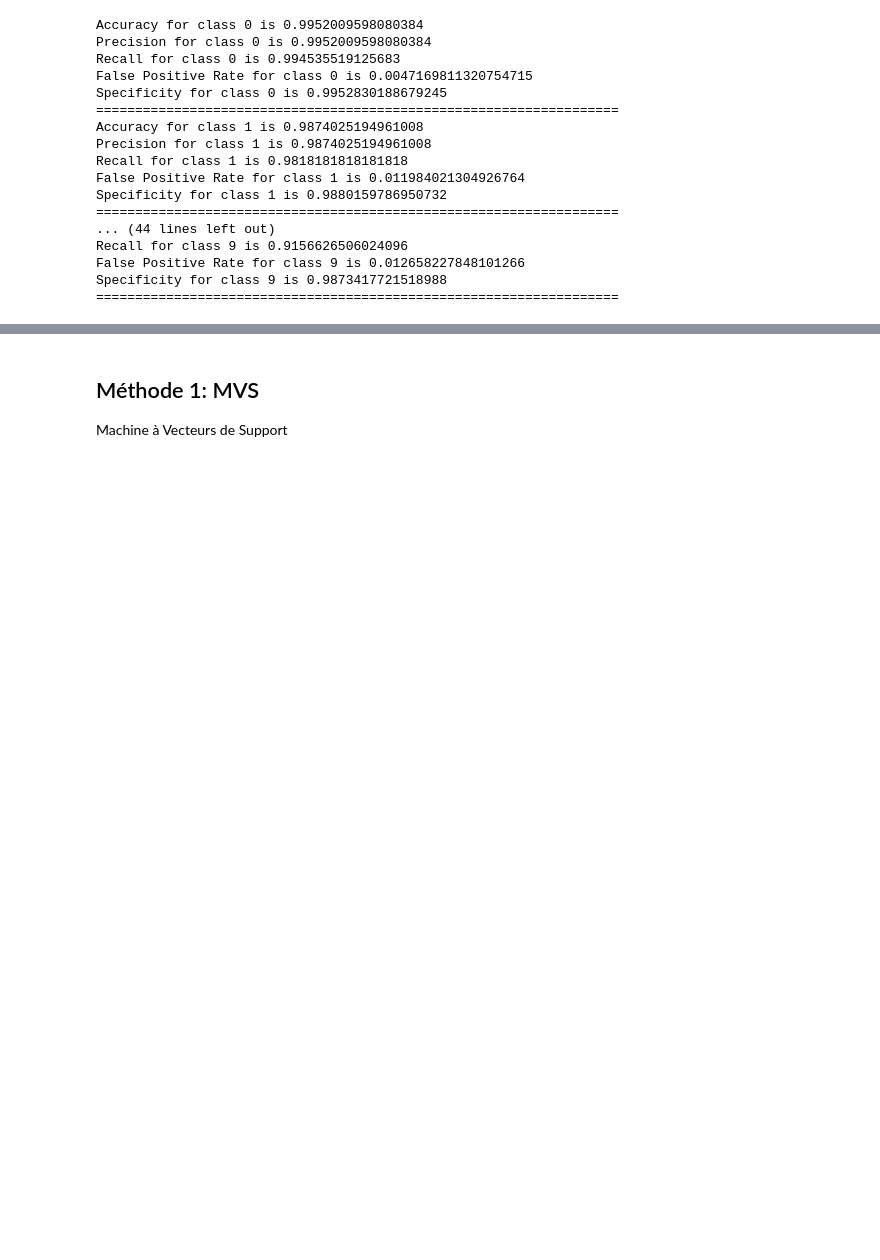
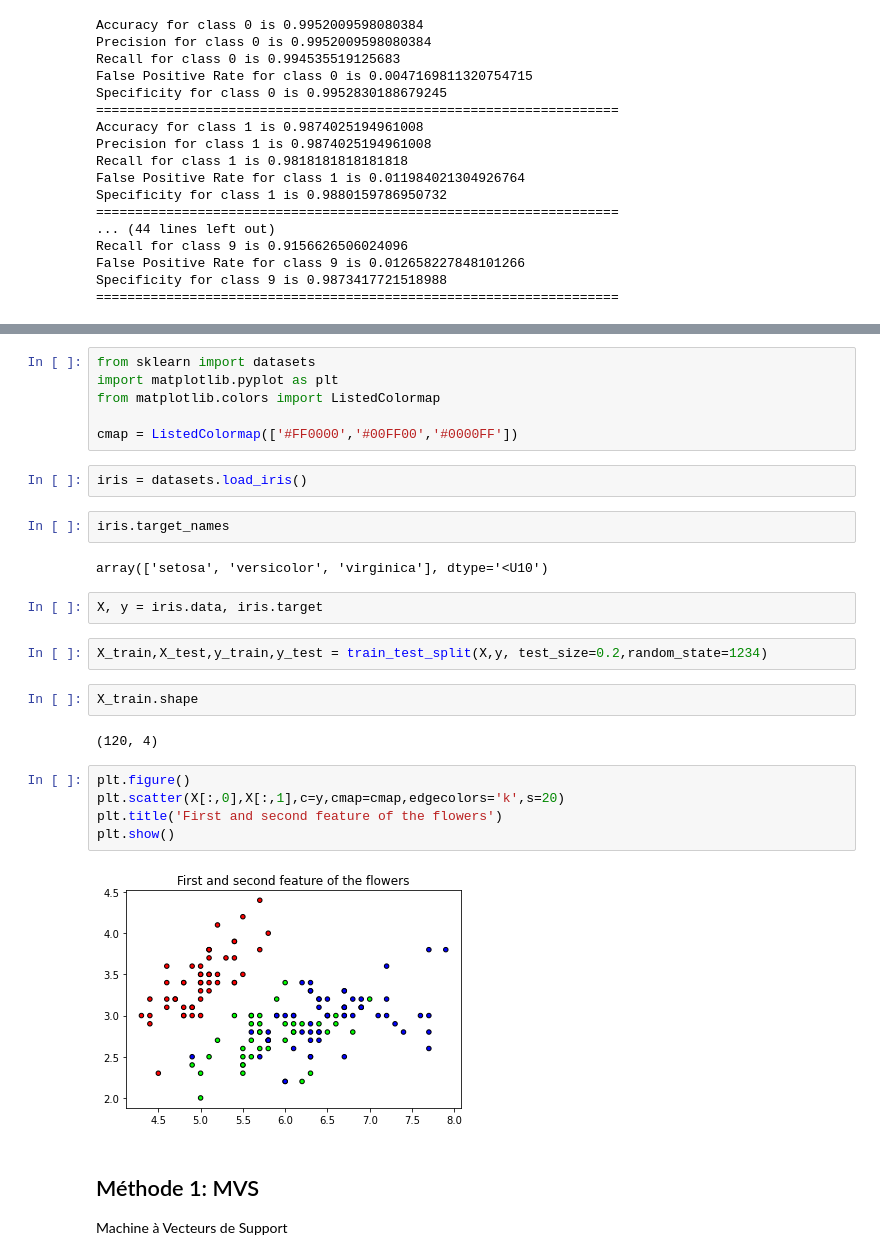
Before and after one commit to kawaremu/MLFromScratch, a Jupyter notebook: Performance measures.ipynb, the cells around one changed output, grey strips where cells are left out. Drawn from its saved outputs; the diff is of its cells as text; blank space fills up the shorter version.

Commit message:
Iris dataset + KNN

```diff
--- a/Performance measures.ipynb
+++ b/Performance measures.ipynb
@@ -682,3 +723,30 @@ Specificity for class 9 is 0.9873417721518988
+# %%
+from sklearn import datasets
+import matplotlib.pyplot as plt
+from matplotlib.colors import ListedColormap
+
+cmap = ListedColormap(['#FF0000','#00FF00','#0000FF'])
+# %%
+iris = datasets.load_iris()
+# %%
+iris.target_names
+# %% [output]
+array(['setosa', 'versicolor', 'virginica'], dtype='<U10')
+# %%
+X, y = iris.data, iris.target
+# %%
+X_train,X_test,y_train,y_test = train_test_split(X,y, test_size=0.2,random_state=1234)
+# %%
+X_train.shape
+# %% [output]
+(120, 4)
+# %%
+plt.figure()
+plt.scatter(X[:,0],X[:,1],c=y,cmap=cmap,edgecolors='k',s=20)
+plt.title('First and second feature of the flowers')
+plt.show()
+# %% [output]
+[figure, added]
 # %% [markdown]
 ## Méthode 1: MVS
 Machine à Vecteurs de Support
```
Also changed, not shown: parts of 7 cells of this notebook, 1 other file.
